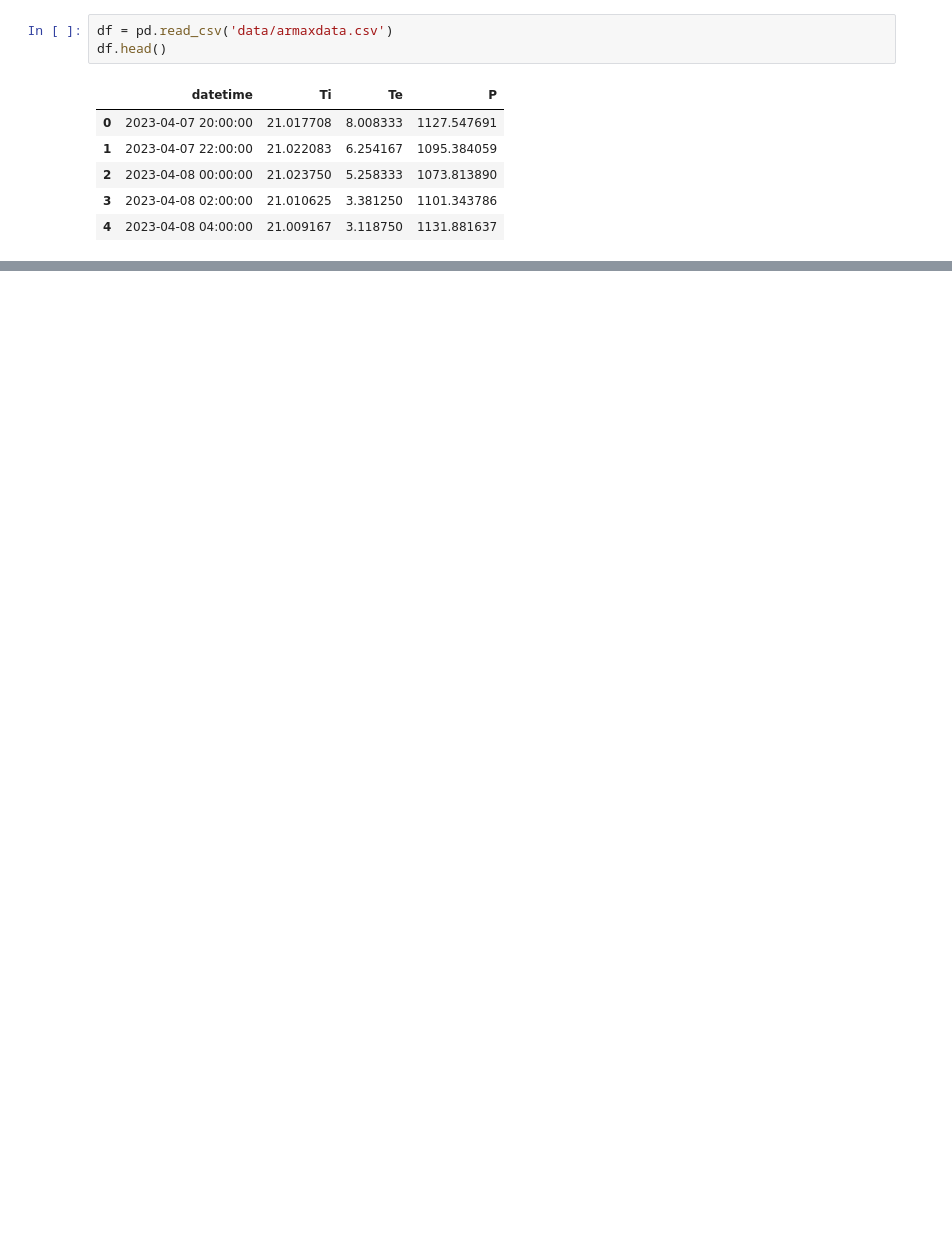
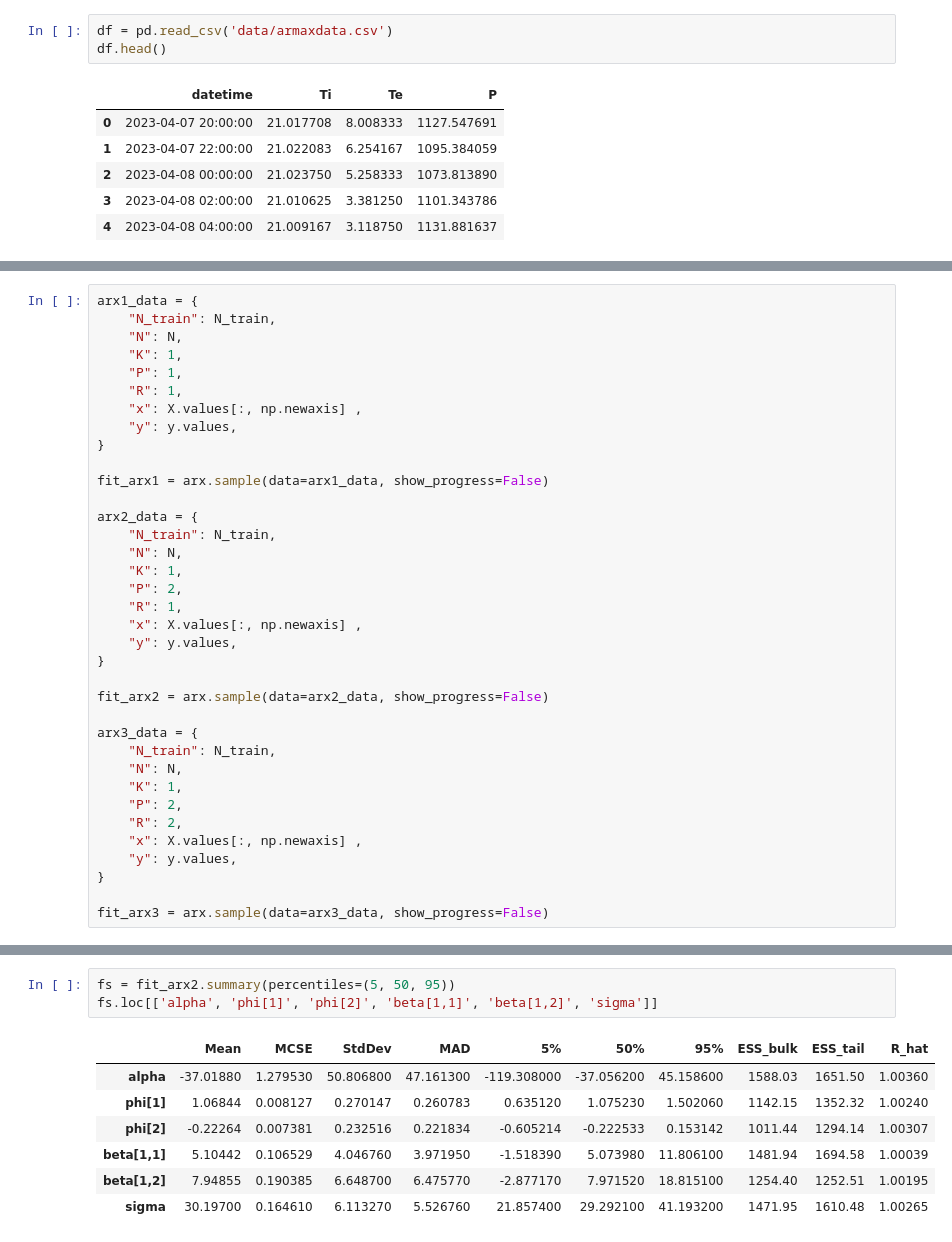
Before and after one commit to srouchier/buildingenergygeeks, a Jupyter notebook: _sources/armax.ipynb, the cells around one changed output, grey strips where cells are left out. Saved outputs shown, nothing was run; the diff lists cells and outputs as text; blank space fills up the shorter version.

```diff
--- a/_sources/armax.ipynb
+++ b/_sources/armax.ipynb
@@ -40,0 +98,36 @@ We wish to predict the heating power $P$ from its own previous values and other
+# %%
+arx1_data = {
+    "N_train": N_train,
+    "N": N,
+    "K": 1,
+    "P": 1,
+    "R": 1,
+    "x": X.values[:, np.newaxis] ,
+    "y": y.values,
+}
+
+fit_arx1 = arx.sample(data=arx1_data, show_progress=False)
+
+arx2_data = {
+    "N_train": N_train,
+    "N": N,
+    "K": 1,
+    "P": 2,
+    "R": 1,
+    "x": X.values[:, np.newaxis] ,
+    "y": y.values,
+}
+
+fit_arx2 = arx.sample(data=arx2_data, show_progress=False)
+
+arx3_data = {
+    "N_train": N_train,
+    "N": N,
+    "K": 1,
+    "P": 2,
+    "R": 2,
+    "x": X.values[:, np.newaxis] ,
+    "y": y.values,
+}
+
+fit_arx3 = arx.sample(data=arx3_data, show_progress=False)
@@ -40,0 +225,11 @@ We wish to predict the heating power $P$ from its own previous values and other
+# %%
+fs = fit_arx2.summary(percentiles=(5, 50, 95))
+fs.loc[['alpha', 'phi[1]', 'phi[2]', 'beta[1,1]', 'beta[1,2]', 'sigma']]
+# %% [output]
+|  | Mean | MCSE | StdDev | MAD | 5% | 50% | 95% | ESS_bulk | ESS_tail | R_hat |
+| alpha | -37.01880 | 1.279530 | 50.806800 | 47.161300 | -119.308000 | -37.056200 | 45.158600 | 1588.03 | 1651.50 | 1.00360 |
+| phi[1] | 1.06844 | 0.008127 | 0.270147 | 0.260783 | 0.635120 | 1.075230 | 1.502060 | 1142.15 | 1352.32 | 1.00240 |
+| phi[2] | -0.22264 | 0.007381 | 0.232516 | 0.221834 | -0.605214 | -0.222533 | 0.153142 | 1011.44 | 1294.14 | 1.00307 |
+| beta[1,1] | 5.10442 | 0.106529 | 4.046760 | 3.971950 | -1.518390 | 5.073980 | 11.806100 | 1481.94 | 1694.58 | 1.00039 |
+| beta[1,2] | 7.94855 | 0.190385 | 6.648700 | 6.475770 | -2.877170 | 7.971520 | 18.815100 | 1254.40 | 1252.51 | 1.00195 |
+| sigma | 30.19700 | 0.164610 | 6.113270 | 5.526760 | 21.857400 | 29.292100 | 41.193200 | 1471.95 | 1610.48 | 1.00265 |
```
Also changed, not shown: parts of 18 cells of this notebook, 22 other files.
